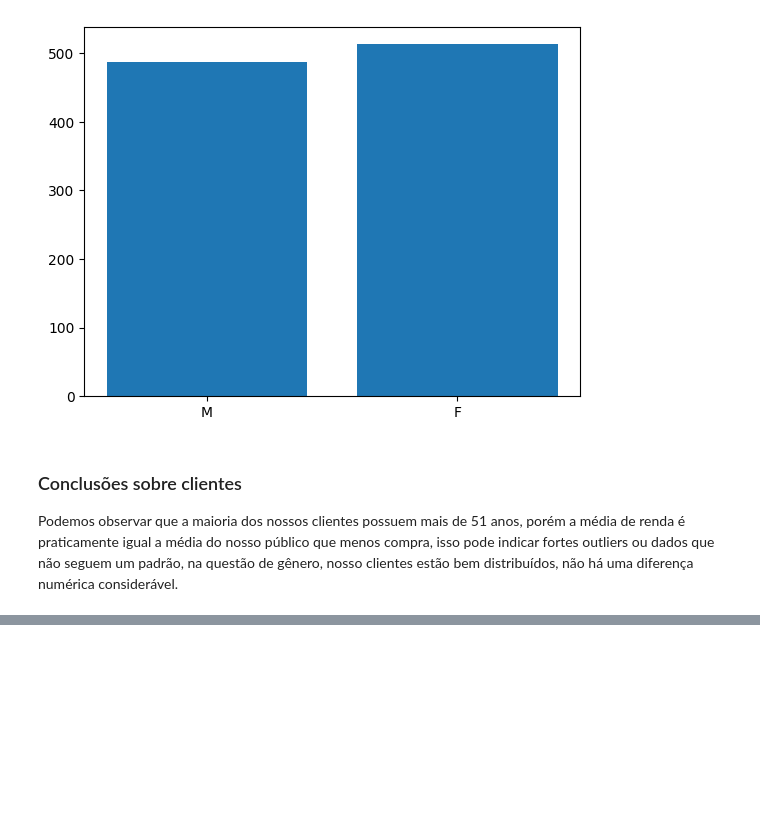
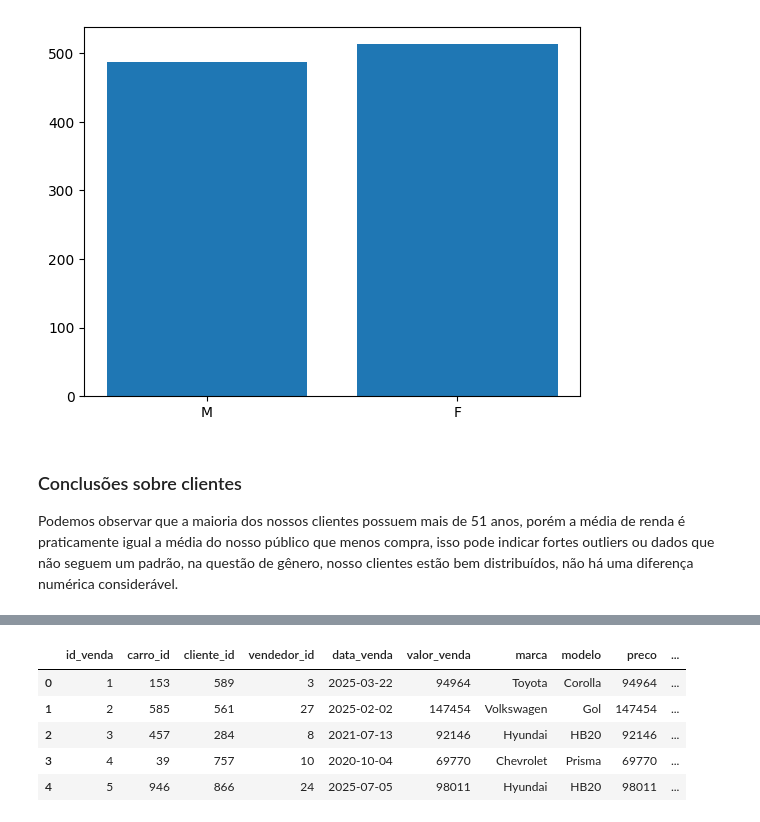
Before and after one commit to DanielBorbafs/adventury_motors, a Jupyter notebook: notebook/analise_vendas.ipynb, the cells around one changed output, grey strips where cells are left out. Drawn from its saved outputs; the diff is of its cells as text; code cells hidden in the pictures; blank space fills up the shorter version.

```diff
--- a/notebook/analise_vendas.ipynb
+++ b/notebook/analise_vendas.ipynb
@@ -178,0 +219,9 @@ Podemos observar que a maioria dos nossos clientes possuem mais de 51 anos, por
+# %%
+relatorio_vendas.head()
+# %% [output]
+|  | id_venda | carro_id | cliente_id | vendedor_id | data_venda | valor_venda | marca | modelo | preco | ... |
+| 0 | 1 | 153 | 589 | 3 | 2025-03-22 | 94964 | Toyota | Corolla | 94964 | ... |
+| 1 | 2 | 585 | 561 | 27 | 2025-02-02 | 147454 | Volkswagen | Gol | 147454 | ... |
+| 2 | 3 | 457 | 284 | 8 | 2021-07-13 | 92146 | Hyundai | HB20 | 92146 | ... |
+| 3 | 4 | 39 | 757 | 10 | 2020-10-04 | 69770 | Chevrolet | Prisma | 69770 | ... |
+| 4 | 5 | 946 | 866 | 24 | 2025-07-05 | 98011 | Hyundai | HB20 | 98011 | ... |
```
Also changed, not shown: parts of 13 cells of this notebook.
